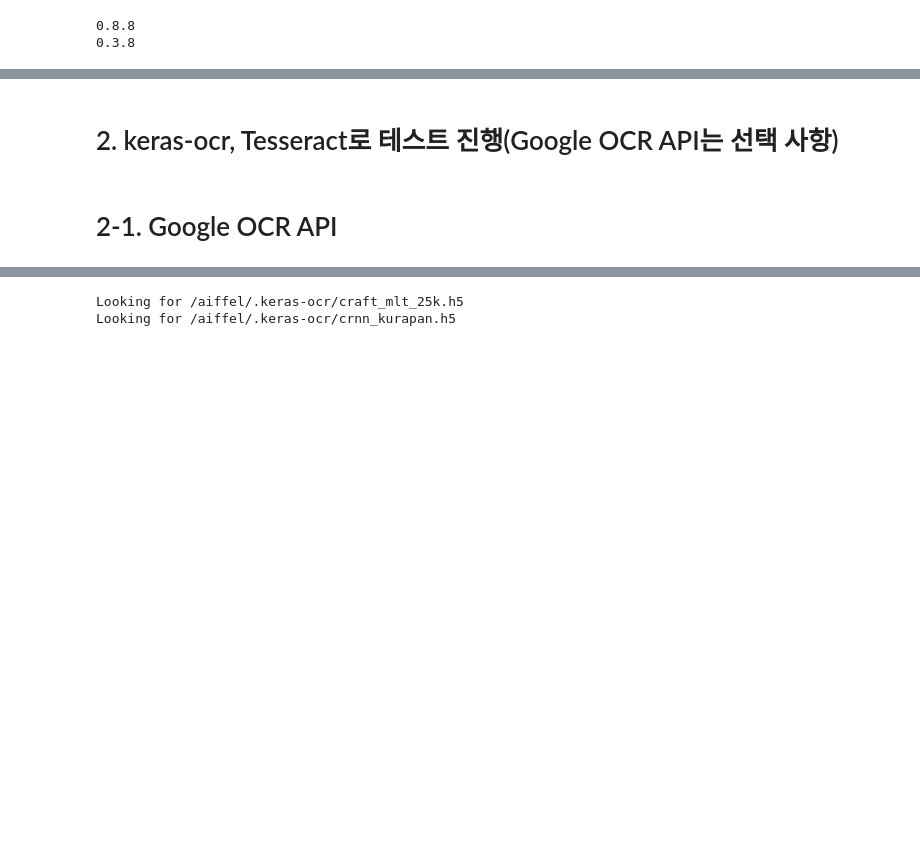
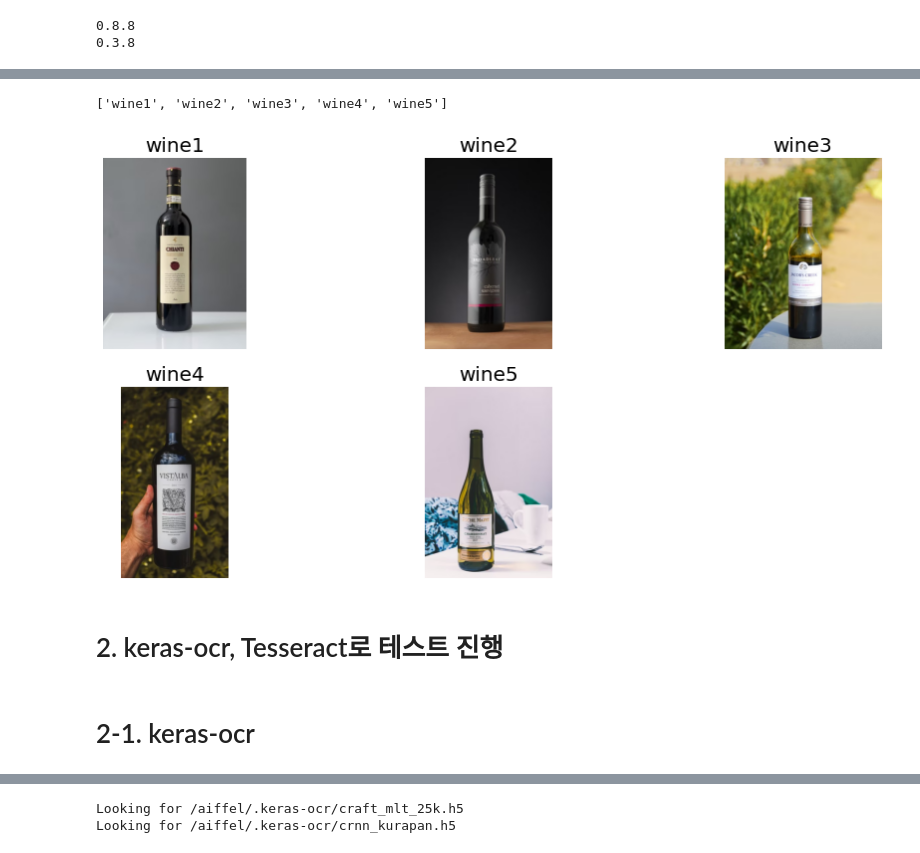
Before and after one commit to JUHYUN030/AIFFEL_project, a Jupyter notebook: [E-15]OCR.ipynb, the cells around one changed output, grey strips where cells are left out. Drawn from its saved outputs; the diff is of its cells as text; code cells hidden in the pictures; blank space fills up the shorter version.

```diff
--- a/[E-15]OCR.ipynb
+++ b/[E-15]OCR.ipynb
@@ -44,6 +43,6 @@ print(pytesseract.__version__)
 0.8.8
 0.3.8
 # %%
-data_path = os.getenv('HOME')+ '/aiffel/ocr_python/wine_data'
+data_path = os.getenv('HOME')+ '/aiffel/ocr_python/wine'
 data_path
 # %% [output]
@@ -79,4 +62,24 @@ for idx, path in enumerate(file_path, 1):
+# %%
+image_titles = []
+images = []
+for filename in file_path:
+    image = cv2.imread(filename)
+    images.append(cv2.cvtColor(image, cv2.COLOR_BGR2RGB))
+    image_titles.append(os.path.splitext(os.path.basename(filename))[0])
+image_titles
+# %% [output]
+['wine1', 'wine2', 'wine3', 'wine4', 'wine5']
+# %%
+# 테스트 이미지 시각화
+plt.figure(figsize=(16, 12))
+for i, (image, title) in enumerate(zip(images, image_titles)):
+    plt.subplot(3, 3, i+1)
+    plt.imshow(image)
+    plt.axis("off")
+    plt.title(title, fontsize=20)
+# %% [output]
+[figure, added]
 # %% [markdown]
-# 2. keras-ocr, Tesseract로 테스트 진행(Google OCR API는 선택 사항)
+# 2. keras-ocr, Tesseract로 테스트 진행
 # %% [markdown]
-# 2-1. Google OCR API
+# 2-1. keras-ocr
```
Also changed, not shown: parts of 16 cells of this notebook.
